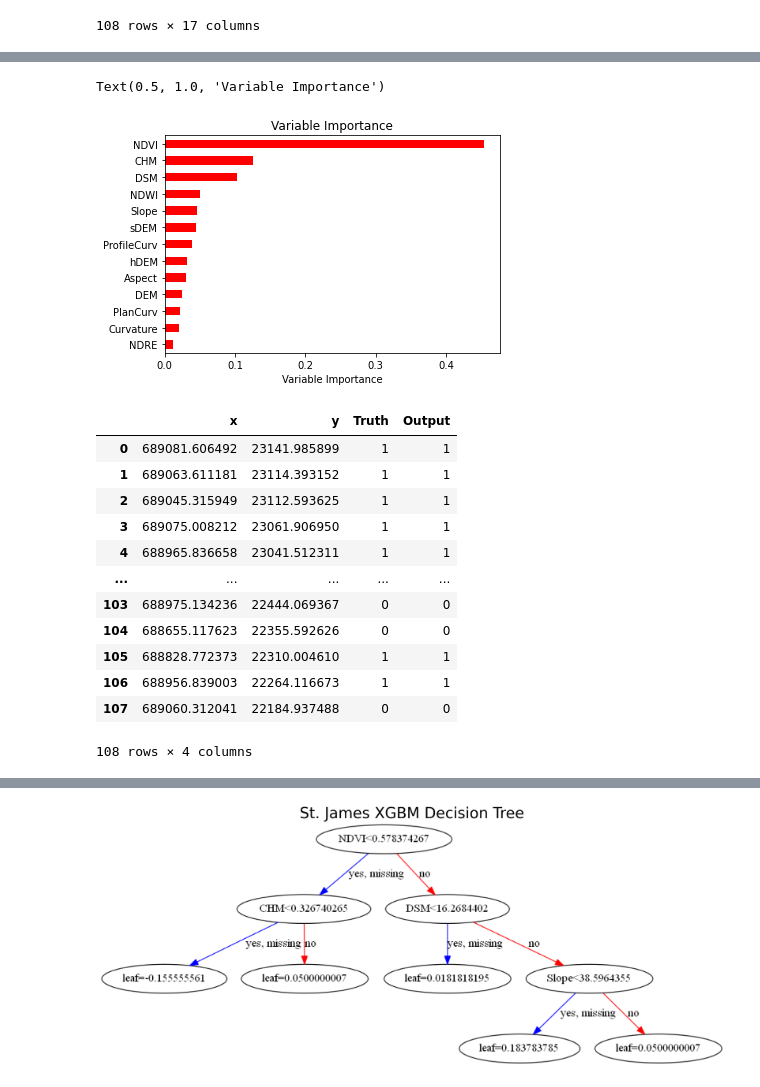
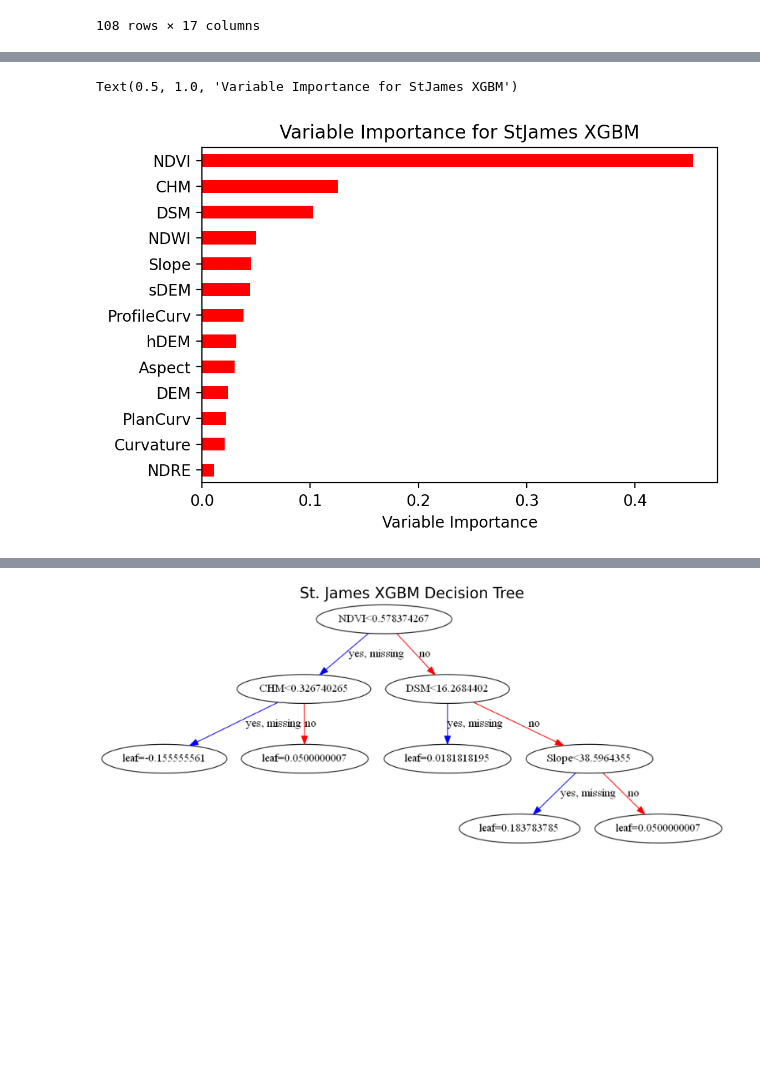
Before and after one commit to sgovil5/wetland-prediction, a Jupyter notebook: V3/StJames/Classification Models/XGBM.ipynb, the cells around one changed output, grey strips where cells are left out. Drawn from its saved outputs; the diff is of its cells as text; code cells hidden in the pictures; blank space fills up the shorter version.

Commit message:
graph title changes

```diff
--- a/V3/StJames/Classification Models/XGBM.ipynb
+++ b/V3/StJames/Classification Models/XGBM.ipynb
@@ -2,7 +2,7 @@
 import pyreadr
 import matplotlib.pyplot as plt
 import matplotlib as mpl
-mpl.rcParams['figure.dpi'] = 300
+mpl.rcParams['figure.dpi'] = 200
 import numpy as np
 import pandas as pd
 
@@ -170,7 +170,7 @@ def LGBM(X, y, coords):
                     label=r'$\pm$ 1 std. dev.')
 
     ax.set(xlim=[-0.05, 1.05], ylim=[-0.05, 1.05],
-           title="ROC for Light Gradient Boosting Model")
+           title="ROC for StJames XGBM")
     ax.set_xlabel("False Positive Rate")
     ax.set_ylabel("True Positive Rate")
     ax.legend(loc="lower right")
@@ -215,27 +215,11 @@ weighted avg     0.9178    0.9167    0.9171       108
 # %%
 fig = feat_imp.sort_values()[-24:].T.plot(kind = 'barh',
                color = 'r')
 fig.set_xlabel("Variable Importance")
-fig.set_title("Variable Importance")
+fig.set_title("Variable Importance for StJames XGBM")
 # %% [output]
-Text(0.5, 1.0, 'Variable Importance')
+Text(0.5, 1.0, 'Variable Importance for StJames XGBM')
-[figure, old version]
+[figure, new version]
-# %%
-output_df
-# %% [output]
-|  | x | y | Truth | Output |
-| 0 | 689081.606492 | 23141.985899 | 1 | 1 |
-| 1 | 689063.611181 | 23114.393152 | 1 | 1 |
-| 2 | 689045.315949 | 23112.593625 | 1 | 1 |
-| 3 | 689075.008212 | 23061.906950 | 1 | 1 |
-| 4 | 688965.836658 | 23041.512311 | 1 | 1 |
-| ... | ... | ... | ... | ... |
-| 103 | 688975.134236 | 22444.069367 | 0 | 0 |
-| 104 | 688655.117623 | 22355.592626 | 0 | 0 |
-| 105 | 688828.772373 | 22310.004610 | 1 | 1 |
-| 106 | 688956.839003 | 22264.116673 | 1 | 1 |
-| 107 | 689060.312041 | 22184.937488 | 0 | 0 |
-108 rows × 4 columns
 # %%
 result = pyreadr.read_r('..\StJames_all.rds')
 df_all = result[None]
```
Also changed, not shown: parts of 2 cells of this notebook, 6 other files.
